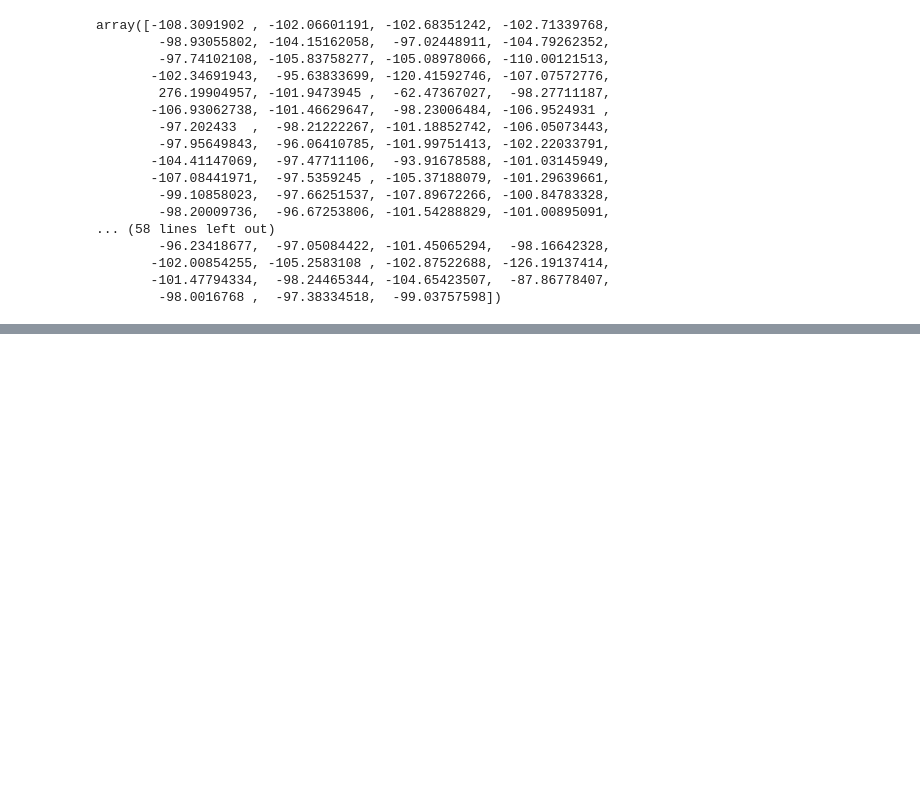
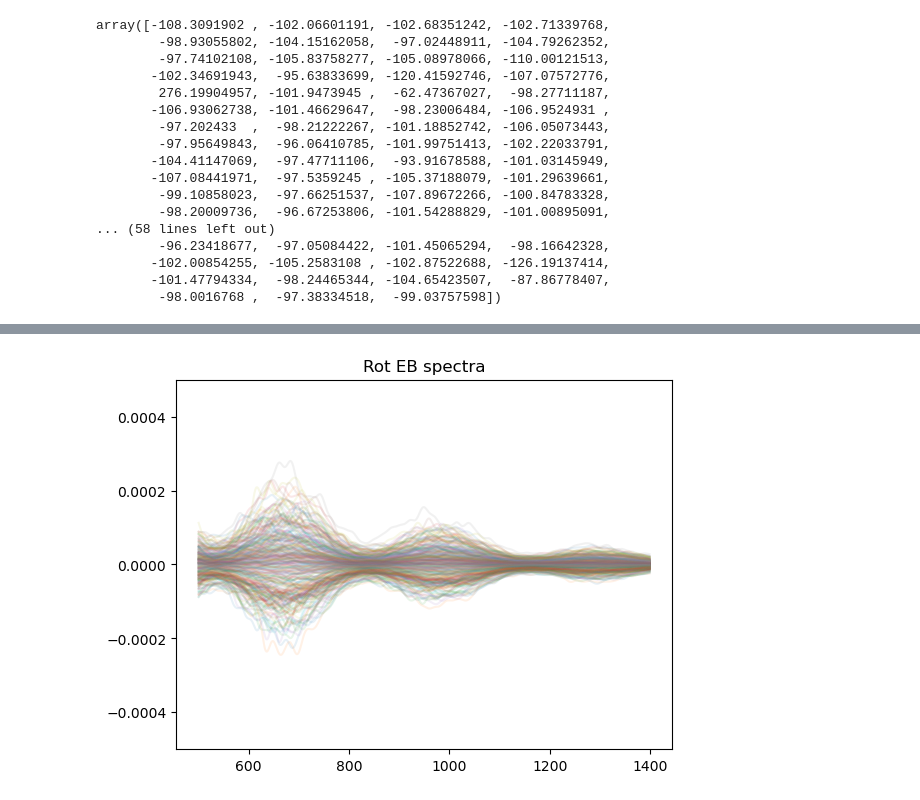
Before and after one commit to zhuber21/act-axion-analysis, a Jupyter notebook: notebooks/healpy_only_mask_test_3_20240305.ipynb, the cells around one changed output, grey strips where cells are left out. Drawn from its saved outputs; the diff is of its cells as text; code cells hidden in the pictures; blank space fills up the shorter version.

```diff
--- a/notebooks/healpy_only_mask_test_3_20240305.ipynb
+++ b/notebooks/healpy_only_mask_test_3_20240305.ipynb
@@ -1064,0 +1075,9 @@ array([-108.3091902 , -102.06601191, -102.68351242, -102.71339768,
+# %%
+# Plotting all of the EB spectra
+for i in range(len(output_spectra_4)):
+    plt.plot(ell_hp,output_spectra_4[i][4],alpha=0.1)
+plt.title("Rot EB spectra")
+plt.ylim([-0.0005, 0.0005])
+plt.show()
+# %% [output]
+[figure, added]
```
Also changed, not shown: parts of 1 cell of this notebook.
